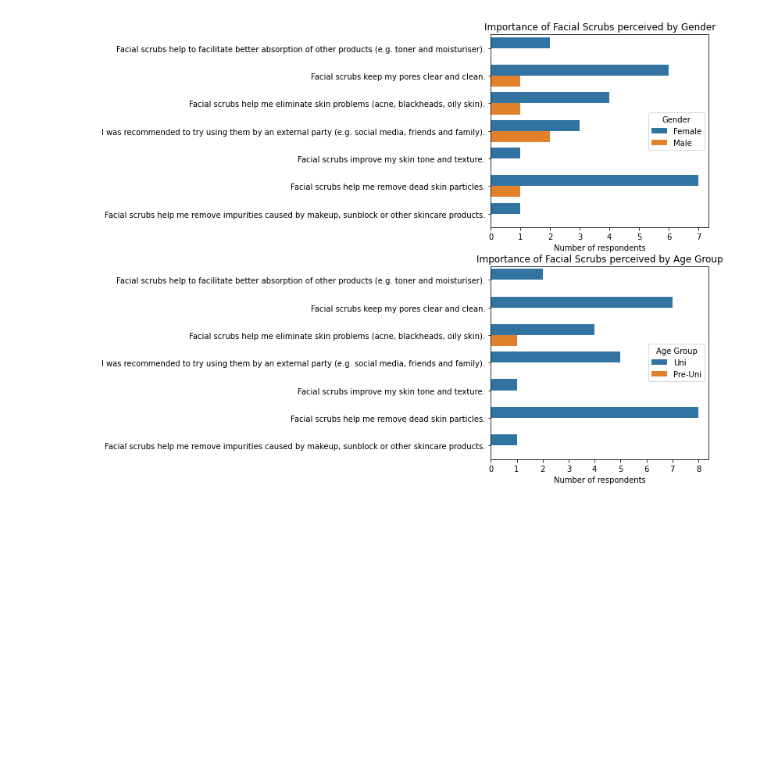
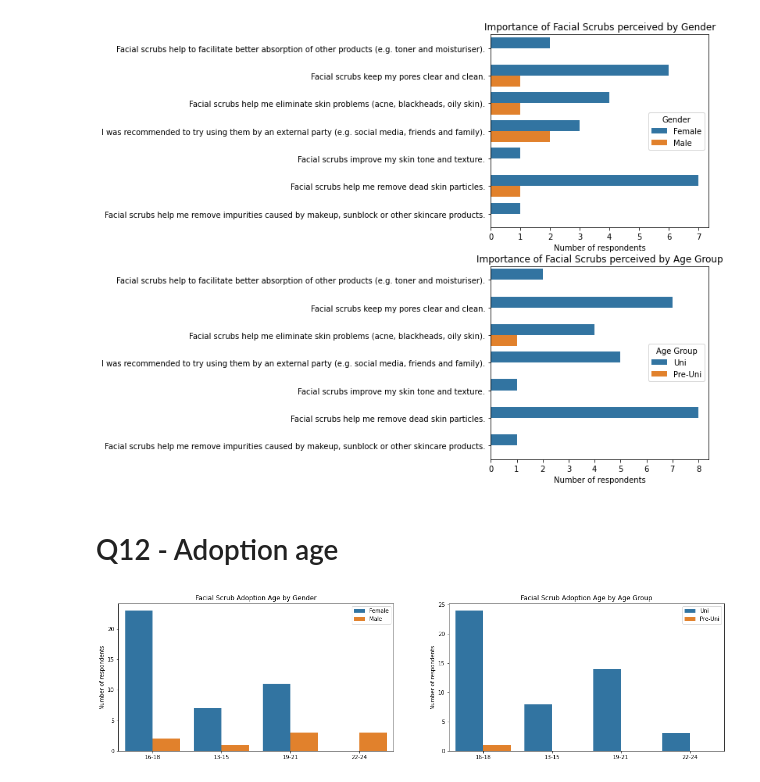
Before and after one commit to Tat-sheng/fsp, a Jupyter notebook: Survey Visualisation.ipynb, the cells around one changed output. Cells and saved outputs as stored; diff of their text form; code cells hidden in the pictures; blank space fills up the shorter version.

```diff
--- a/Survey Visualisation.ipynb
+++ b/Survey Visualisation.ipynb
@@ -204,3 +204,32 @@ def q11_plot():
 q11_plot()
 # %% [output]
 [figure]
+# %% [markdown]
+# Q12 - Adoption age
+# %%
+def q12_plot():
+
+    fig, (ax1, ax2) = plt.subplots(1,2, figsize = (20,5))
+    # ordering = ['10-12', '13-15', '16-18', '19-21', '22-24', '>24']
+
+    #  Importance based on gender (1)
+    sns.countplot(responses['12_age'], hue = responses['1'], ax = ax1)
+
+    # Importance based on age (2)
+    sns.countplot(responses['12_age'], hue = responses['2_1'], ax = ax2)
+
+    axes_, lbls = (ax1, ax2), ['Gender', 'Age Group']
+
+    for i in range(len(axes_)):
+        axes_[i].tick_params(axis='x')
+        axes_[i].legend_.set_title(lbls[i])
+        axes_[i].set_xlabel(None)
+        axes_[i].legend(loc ='upper right')
+        axes_[i].set_ylabel('Number of respondents')
+        axes_[i].set_title('Facial Scrub Adoption Age by '+ lbls[i])
+
+    plt.show()
+
+q12_plot()
+# %% [output]
+[figure, added]
```
Also changed, not shown: parts of 2 cells of this notebook.
